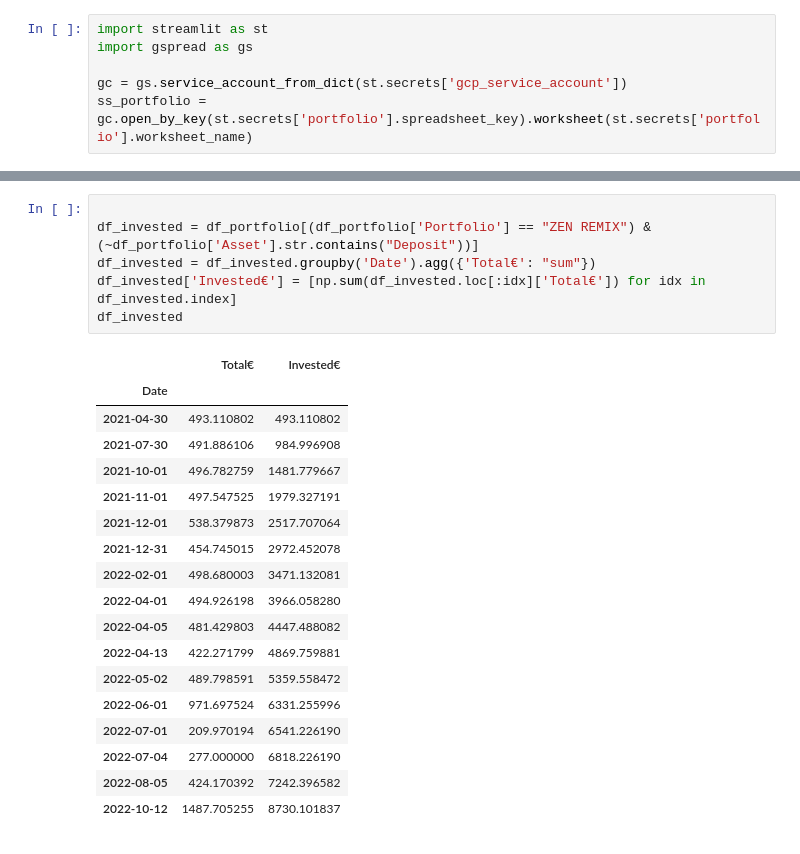
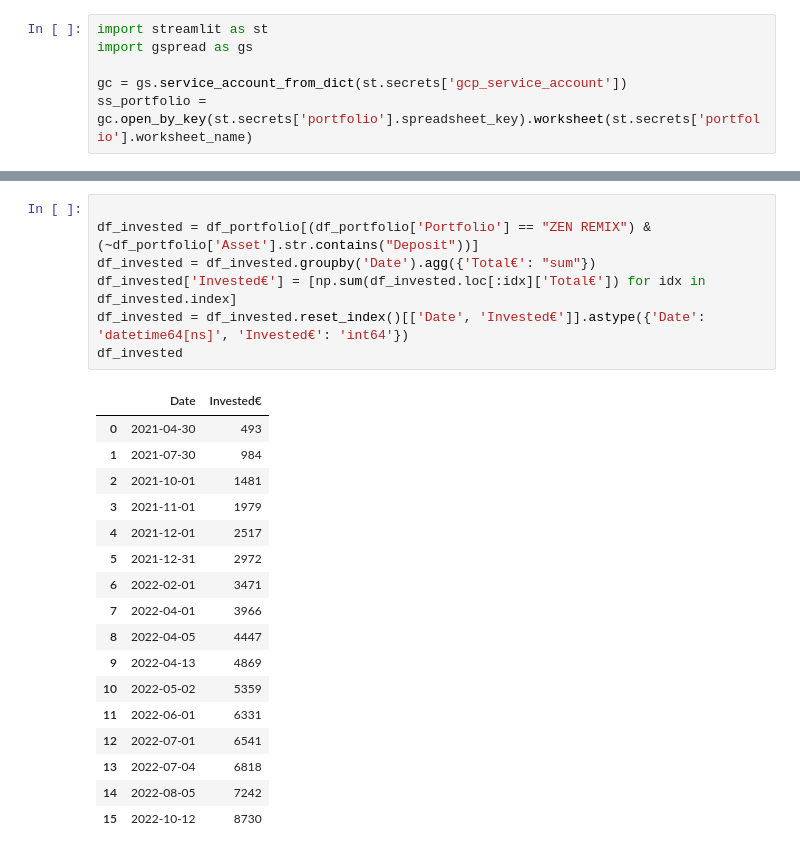
Before and after one commit to vixen-cordier/dashboards, a Jupyter notebook: book.ipynb, the cells around one changed output, grey strips where cells are left out. Drawn from its saved outputs; the diff is of its cells as text.

```diff
--- a/book.ipynb
+++ b/book.ipynb
@@ -59,25 +81,25 @@ df_deposit
 # %%
 
 df_invested = df_portfolio[(df_portfolio['Portfolio'] == "ZEN REMIX") & (~df_portfolio['Asset'].str.contains("Deposit"))]
 df_invested = df_invested.groupby('Date').agg({'Total€': "sum"})
 df_invested['Invested€'] = [np.sum(df_invested.loc[:idx]['Total€']) for idx in df_invested.index]
+df_invested = df_invested.reset_index()[['Date', 'Invested€']].astype({'Date': 'datetime64[ns]', 'Invested€': 'int64'})
 df_invested
 # %% [output]
-|  | Total€ | Invested€ |
-| Date |  |  |
-| 2021-04-30 | 493.110802 | 493.110802 |
-| 2021-07-30 | 491.886106 | 984.996908 |
-| 2021-10-01 | 496.782759 | 1481.779667 |
-| 2021-11-01 | 497.547525 | 1979.327191 |
-| 2021-12-01 | 538.379873 | 2517.707064 |
-| 2021-12-31 | 454.745015 | 2972.452078 |
-| 2022-02-01 | 498.680003 | 3471.132081 |
-| 2022-04-01 | 494.926198 | 3966.058280 |
-| 2022-04-05 | 481.429803 | 4447.488082 |
-| 2022-04-13 | 422.271799 | 4869.759881 |
-| 2022-05-02 | 489.798591 | 5359.558472 |
-| 2022-06-01 | 971.697524 | 6331.255996 |
-| 2022-07-01 | 209.970194 | 6541.226190 |
-| 2022-07-04 | 277.000000 | 6818.226190 |
-| 2022-08-05 | 424.170392 | 7242.396582 |
-| 2022-10-12 | 1487.705255 | 8730.101837 |
+|  | Date | Invested€ |
+| 0 | 2021-04-30 | 493 |
+| 1 | 2021-07-30 | 984 |
+| 2 | 2021-10-01 | 1481 |
+| 3 | 2021-11-01 | 1979 |
+| 4 | 2021-12-01 | 2517 |
+| 5 | 2021-12-31 | 2972 |
+| 6 | 2022-02-01 | 3471 |
+| 7 | 2022-04-01 | 3966 |
+| 8 | 2022-04-05 | 4447 |
+| 9 | 2022-04-13 | 4869 |
+| 10 | 2022-05-02 | 5359 |
+| 11 | 2022-06-01 | 6331 |
+| 12 | 2022-07-01 | 6541 |
+| 13 | 2022-07-04 | 6818 |
+| 14 | 2022-08-05 | 7242 |
+| 15 | 2022-10-12 | 8730 |
```
Also changed, not shown: parts of 8 cells of this notebook, 1 other file.
